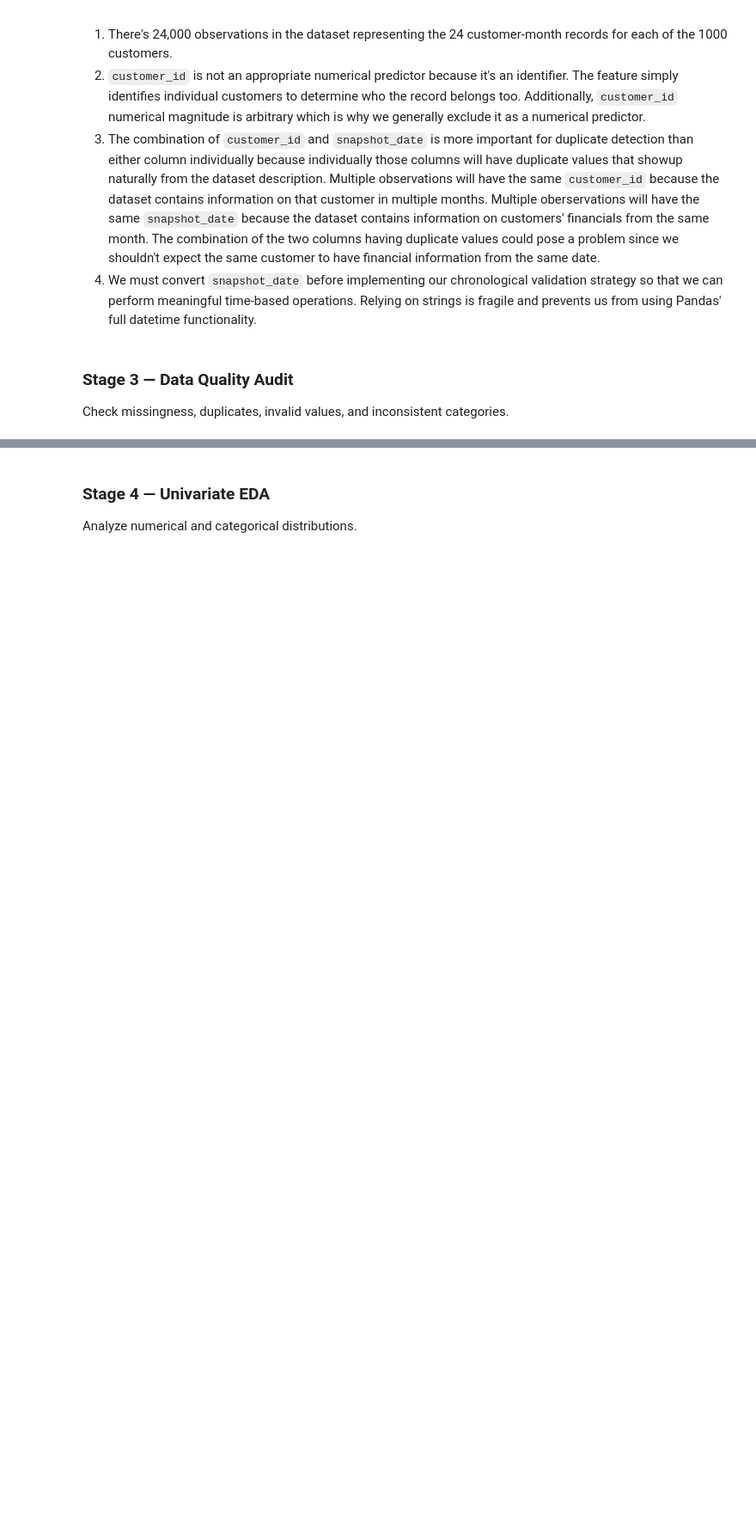
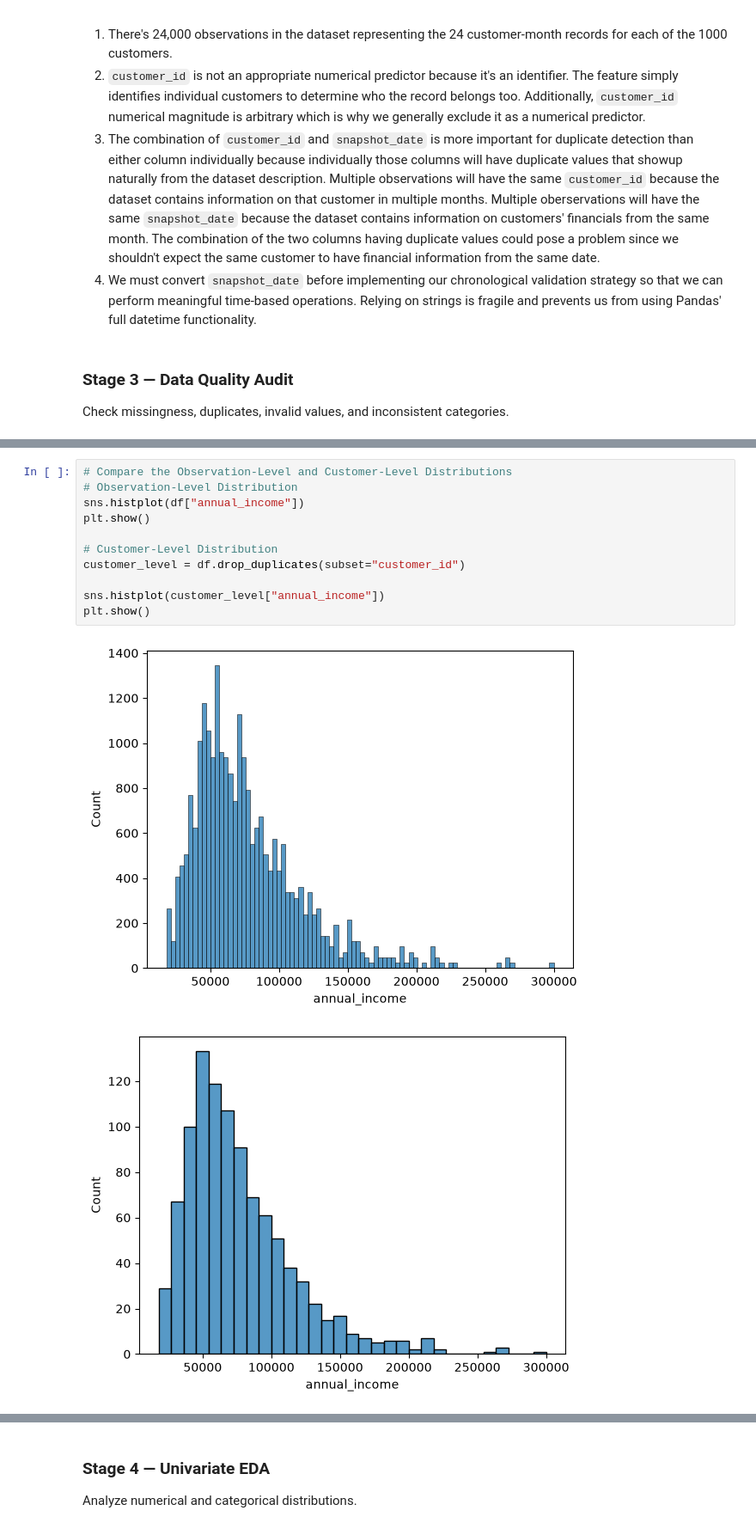
Before and after one commit to JadenGrossbaum/Data-Science, a Jupyter notebook: Chapter 5 EDA/Chapter5_Final_EDA_Workflow.ipynb, the cells around one changed output, grey strips where cells are left out. Shown at 86% size. Cells and saved outputs as stored; diff of their text form; blank space fills up the shorter version.

```diff
--- a/Chapter 5 EDA/Chapter5_Final_EDA_Workflow.ipynb
+++ b/Chapter 5 EDA/Chapter5_Final_EDA_Workflow.ipynb
@@ -311,0 +956,14 @@ Before we visualize relationships or build predictive models, we need to determi
+# %%
+# Compare the Observation-Level and Customer-Level Distributions
+# Observation-Level Distribution
+sns.histplot(df["annual_income"])
+plt.show()
+
+# Customer-Level Distribution
+customer_level = df.drop_duplicates(subset="customer_id")
+
+sns.histplot(customer_level["annual_income"])
+plt.show()
+# %% [output]
+[figure, added]
+[figure, added]
```
Also changed, not shown: parts of 23 cells of this notebook.
